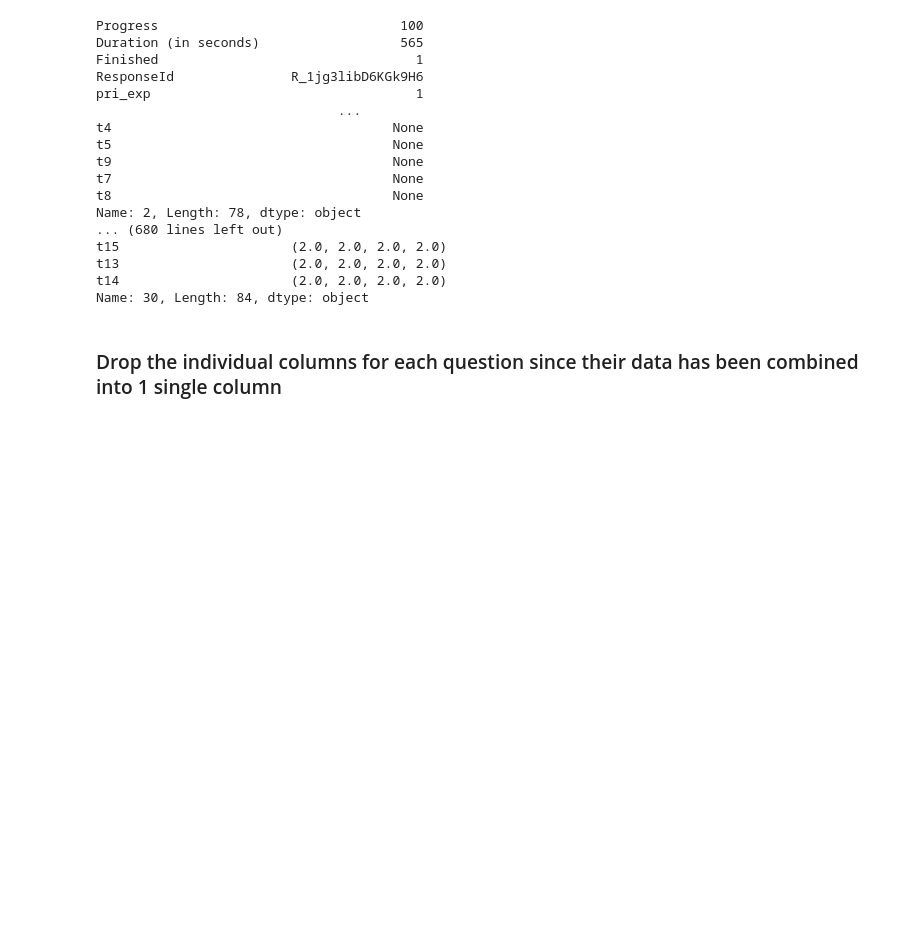
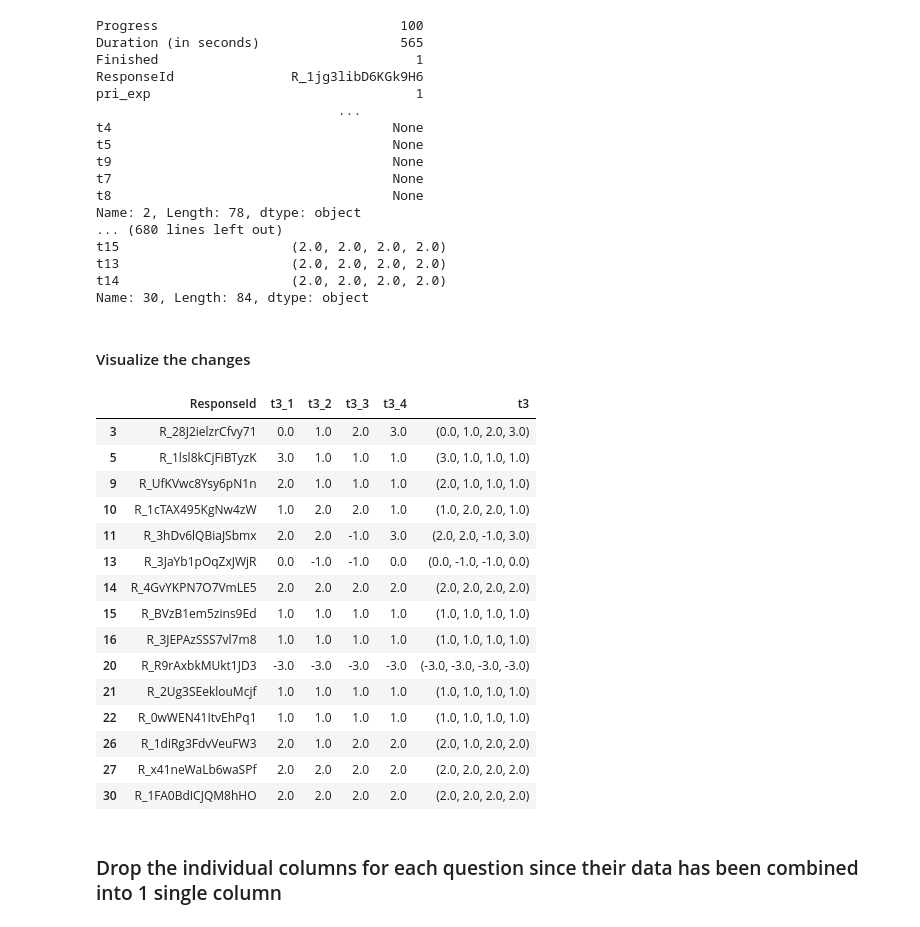
Before and after one commit to dheeraj-sn/qualtrics_data_cleaning, a Jupyter notebook: qualtrics_data_cleaning.ipynb, the cells around one changed output. Cells and saved outputs as stored; diff of their text form; code cells hidden in the pictures; blank space fills up the shorter version.

```diff
--- a/qualtrics_data_cleaning.ipynb
+++ b/qualtrics_data_cleaning.ipynb
@@ -320,6 +344,28 @@ t15                      (2.0, 2.0, 2.0, 2.0)
 t13                      (2.0, 2.0, 2.0, 2.0)
 t14                      (2.0, 2.0, 2.0, 2.0)
 Name: 30, Length: 84, dtype: object
+# %% [markdown]
+#### Visualize the changes
+# %%
+a = df[["ResponseId","t3_1","t3_2","t3_3","t3_4","t3"]]
+a.dropna()
+# %% [output]
+|  | ResponseId | t3_1 | t3_2 | t3_3 | t3_4 | t3 |
+| 3 | R_28J2ielzrCfvy71 | 0.0 | 1.0 | 2.0 | 3.0 | (0.0, 1.0, 2.0, 3.0) |
+| 5 | R_1lsl8kCjFiBTyzK | 3.0 | 1.0 | 1.0 | 1.0 | (3.0, 1.0, 1.0, 1.0) |
+| 9 | R_UfKVwc8Ysy6pN1n | 2.0 | 1.0 | 1.0 | 1.0 | (2.0, 1.0, 1.0, 1.0) |
+| 10 | R_1cTAX495KgNw4zW | 1.0 | 2.0 | 2.0 | 1.0 | (1.0, 2.0, 2.0, 1.0) |
+| 11 | R_3hDv6lQBiaJSbmx | 2.0 | 2.0 | -1.0 | 3.0 | (2.0, 2.0, -1.0, 3.0) |
+| 13 | R_3JaYb1pOqZxJWjR | 0.0 | -1.0 | -1.0 | 0.0 | (0.0, -1.0, -1.0, 0.0) |
+| 14 | R_4GvYKPN7O7VmLE5 | 2.0 | 2.0 | 2.0 | 2.0 | (2.0, 2.0, 2.0, 2.0) |
+| 15 | R_BVzB1em5zins9Ed | 1.0 | 1.0 | 1.0 | 1.0 | (1.0, 1.0, 1.0, 1.0) |
+| 16 | R_3JEPAzSSS7vl7m8 | 1.0 | 1.0 | 1.0 | 1.0 | (1.0, 1.0, 1.0, 1.0) |
+| 20 | R_R9rAxbkMUkt1JD3 | -3.0 | -3.0 | -3.0 | -3.0 | (-3.0, -3.0, -3.0, -3.0) |
+| 21 | R_2Ug3SEeklouMcjf | 1.0 | 1.0 | 1.0 | 1.0 | (1.0, 1.0, 1.0, 1.0) |
+| 22 | R_0wWEN41ItvEhPq1 | 1.0 | 1.0 | 1.0 | 1.0 | (1.0, 1.0, 1.0, 1.0) |
+| 26 | R_1diRg3FdvVeuFW3 | 2.0 | 1.0 | 2.0 | 2.0 | (2.0, 1.0, 2.0, 2.0) |
+| 27 | R_x41neWaLb6waSPf | 2.0 | 2.0 | 2.0 | 2.0 | (2.0, 2.0, 2.0, 2.0) |
+| 30 | R_1FA0BdICJQM8hHO | 2.0 | 2.0 | 2.0 | 2.0 | (2.0, 2.0, 2.0, 2.0) |
 # %% [markdown]
 ### Drop the individual columns for each question since their data has been combined into 1 single column
 # %%
```
Also changed, not shown: parts of 11 cells of this notebook, 1 other file.
